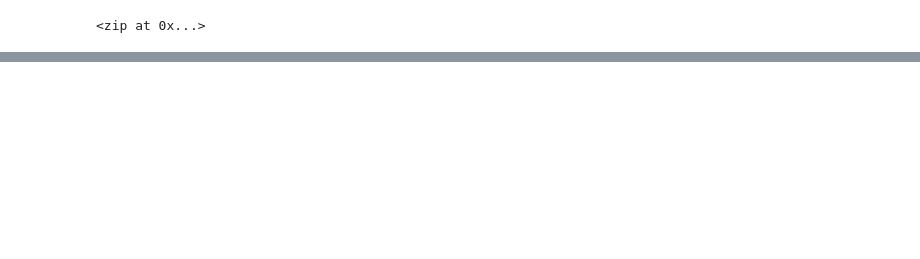
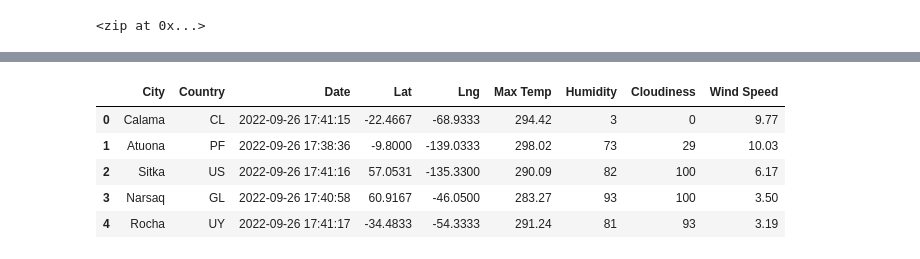
Before and after one commit to rajeev-t/world-weather-analysis, a Jupyter notebook: WeatherPy.ipynb, the cells around one changed output, grey strips where cells are left out. Drawn from its saved outputs; the diff is of its cells as text; code cells hidden in the pictures; blank space fills up the shorter version.

```diff
--- a/WeatherPy.ipynb
+++ b/WeatherPy.ipynb
@@ -31,0 +140,12 @@ len(cities)
+# %%
+# reorder city_data_df columns
+reordered_col = ["City", "Country", "Date", "Lat", "Lng", "Max Temp", "Humidity", "Cloudiness", "Wind Speed"]
+city_data_df = city_data_df[reordered_col]
+city_data_df.head()
+# %% [output]
+|  | City | Country | Date | Lat | Lng | Max Temp | Humidity | Cloudiness | Wind Speed |
+| 0 | Calama | CL | 2022-09-26 17:41:15 | -22.4667 | -68.9333 | 294.42 | 3 | 0 | 9.77 |
+| 1 | Atuona | PF | 2022-09-26 17:38:36 | -9.8000 | -139.0333 | 298.02 | 73 | 29 | 10.03 |
+| 2 | Sitka | US | 2022-09-26 17:41:16 | 57.0531 | -135.3300 | 290.09 | 82 | 100 | 6.17 |
+| 3 | Narsaq | GL | 2022-09-26 17:40:58 | 60.9167 | -46.0500 | 283.27 | 93 | 100 | 3.50 |
+| 4 | Rocha | UY | 2022-09-26 17:41:17 | -34.4833 | -54.3333 | 291.24 | 81 | 93 | 3.19 |
```
Also changed, not shown: parts of 7 cells of this notebook, 3 other files.
